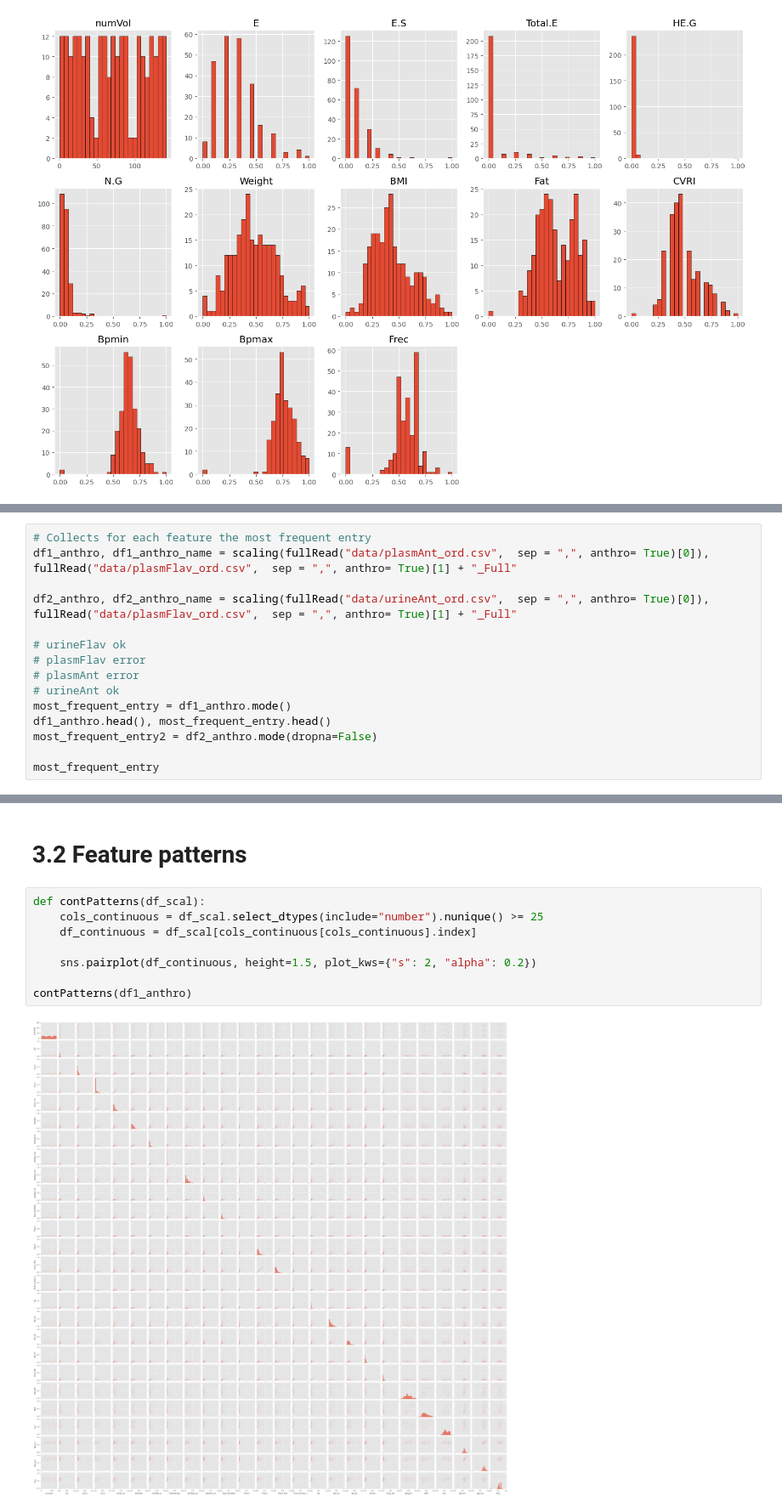
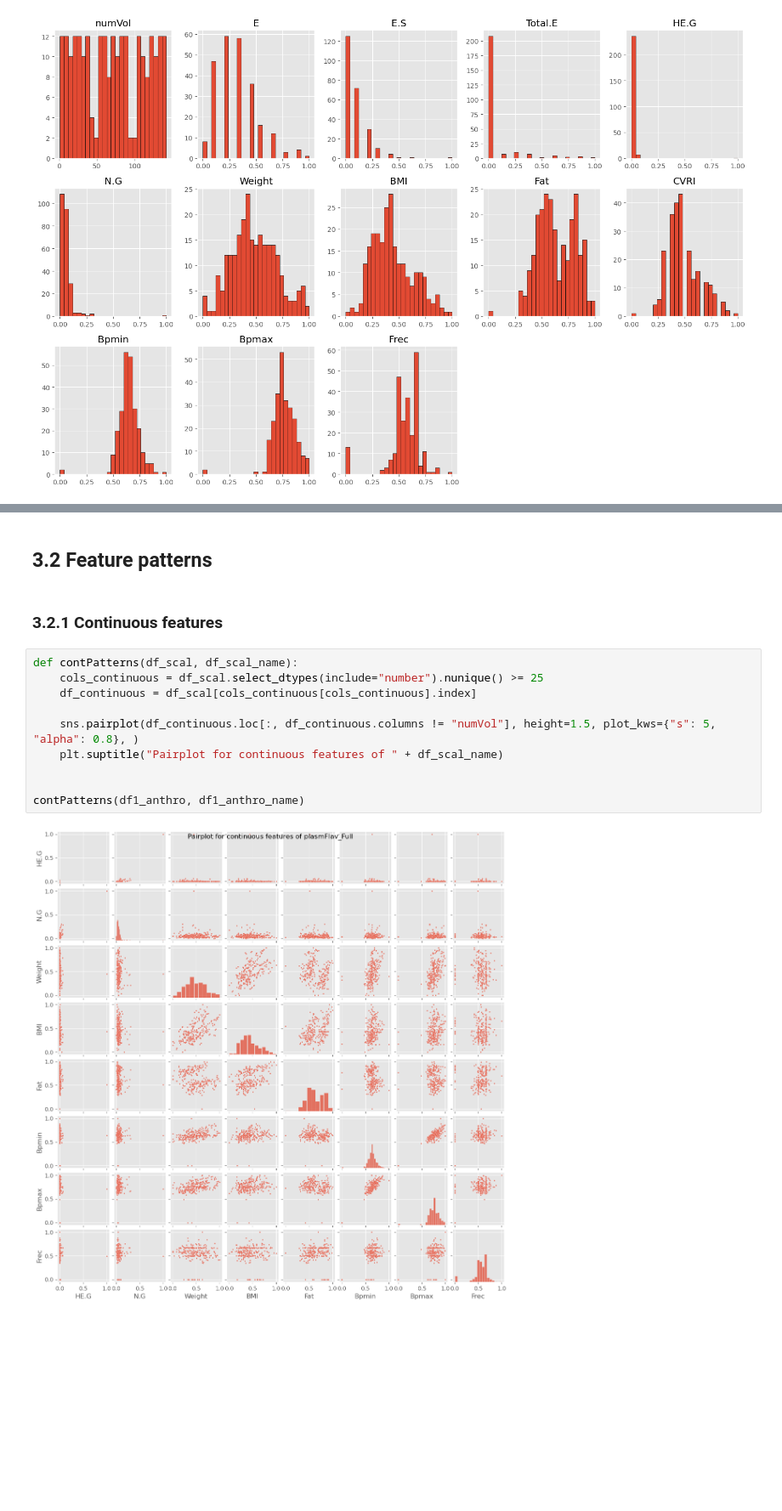
Before and after one commit to dhprieto/thirdArt, a Jupyter notebook: EDA2.ipynb, the cells around one changed output, grey strips where cells are left out. Shown: that part at 85% size. Cells and saved outputs as stored; diff of their text form; blank space fills up the shorter version.

```diff
--- a/EDA2.ipynb
+++ b/EDA2.ipynb
@@ -184,15 +180,0 @@ dtype: float64
-# %%
-# Collects for each feature the most frequent entry
-df1_anthro, df1_anthro_name = scaling(fullRead("data/plasmAnt_ord.csv",  sep = ",", anthro= True)[0]), fullRead("data/plasmFlav_ord.csv",  sep = ",", anthro= True)[1] + "_Full"
-
-df2_anthro, df2_anthro_name = scaling(fullRead("data/urineAnt_ord.csv",  sep = ",", anthro= True)[0]), fullRead("data/plasmFlav_ord.csv",  sep = ",", anthro= True)[1] + "_Full"
-
-# urineFlav ok
-# plasmFlav error
-# plasmAnt error
-# urineAnt ok
-most_frequent_entry = df1_anthro.mode()
-df1_anthro.head(), most_frequent_entry.head()
-most_frequent_entry2 = df2_anthro.mode(dropna=False)
-
-most_frequent_entry
@@ -232,12 +181,16 @@ ValueError: Unable to coerce to DataFrame, shape must be (244, 16): given (122,
 # %% [markdown]
-# 3.2 Feature patterns
+## 3.2 Feature patterns
+# %% [markdown]
+### 3.2.1 Continuous features
 # %%
-def contPatterns(df_scal):
+def contPatterns(df_scal, df_scal_name):
     cols_continuous = df_scal.select_dtypes(include="number").nunique() >= 25
     df_continuous = df_scal[cols_continuous[cols_continuous].index]
 
-    sns.pairplot(df_continuous, height=1.5, plot_kws={"s": 2, "alpha": 0.2})
+    sns.pairplot(df_continuous.loc[:, df_continuous.columns != "numVol"], height=1.5, plot_kws={"s": 5, "alpha": 0.8}, )
+    plt.suptitle("Pairplot for continuous features of " + df_scal_name)
 
-contPatterns(df1_anthro)
+
+contPatterns(df1_anthro, df1_anthro_name)
 # %% [output]
-[figure, old version]
+[figure, new version]
```
Also changed, not shown: parts of 23 cells of this notebook.
